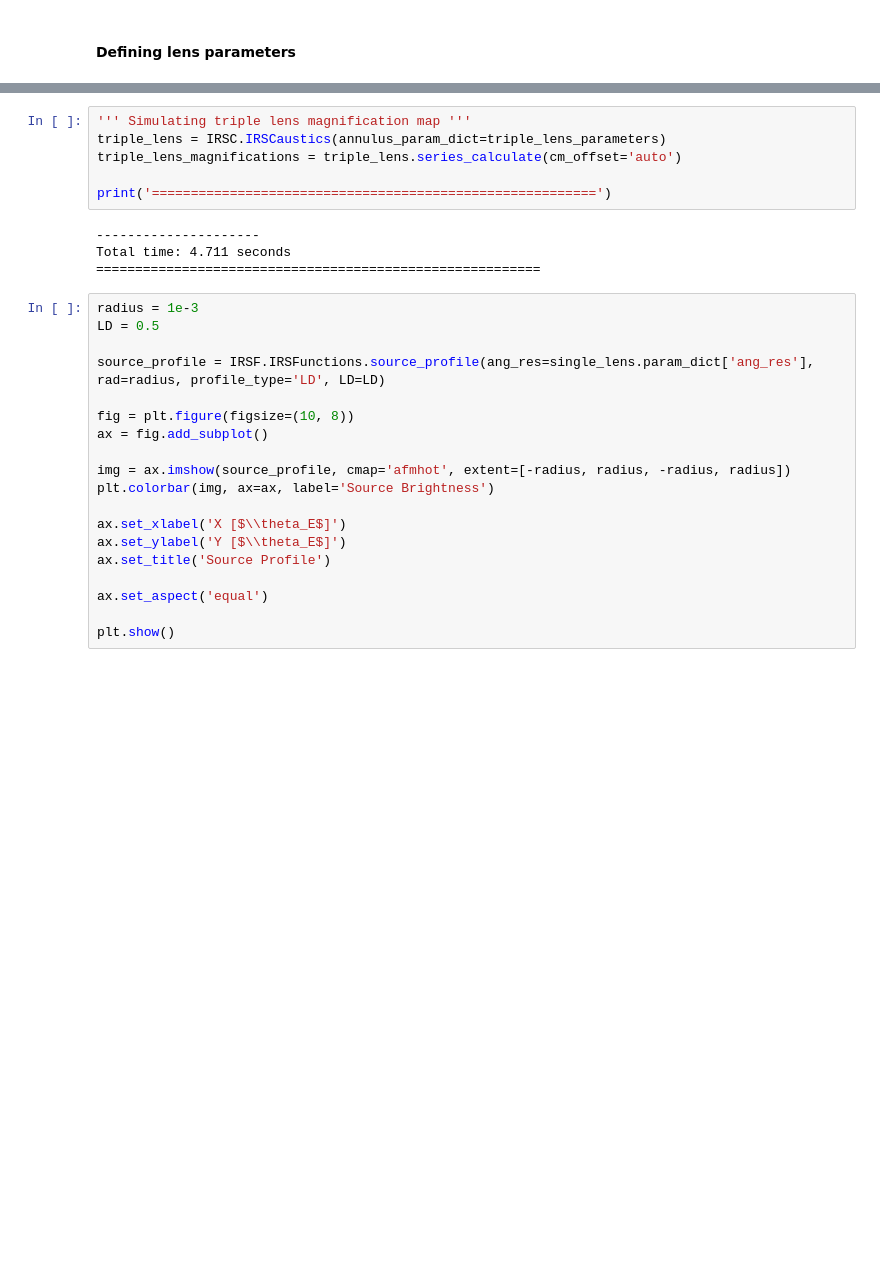
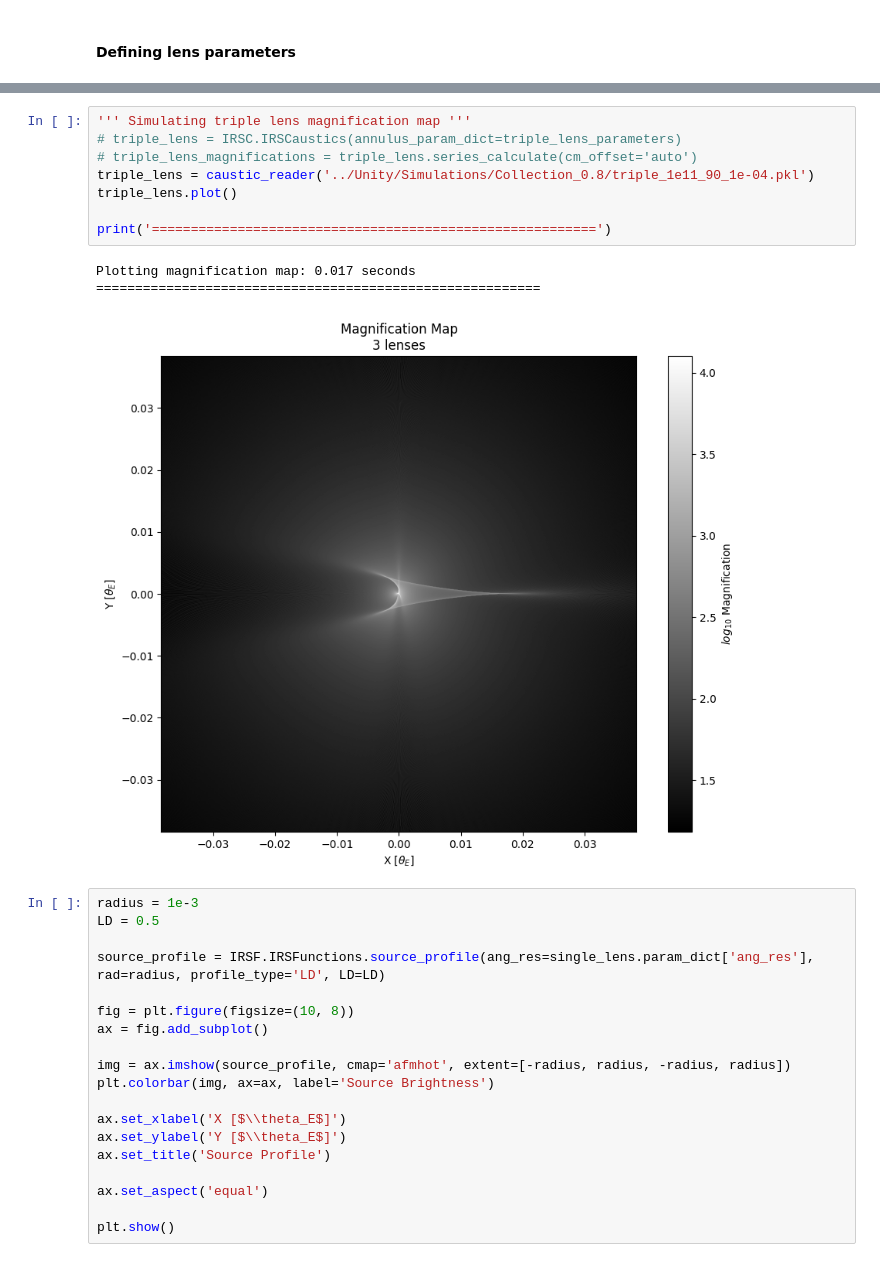
Before and after one commit to saividyud/NBLens, a Jupyter notebook: Unity Analysis/binary_lens_dev.ipynb, the cells around one changed output, grey strips where cells are left out. Drawn from its saved outputs; the diff is of its cells as text; blank space fills up the shorter version.

```diff
--- a/Unity Analysis/binary_lens_dev.ipynb
+++ b/Unity Analysis/binary_lens_dev.ipynb
@@ -164,13 +180,15 @@ Total time: 4.672 seconds
 # %%
 ''' Simulating triple lens magnification map '''
-triple_lens = IRSC.IRSCaustics(annulus_param_dict=triple_lens_parameters)
-triple_lens_magnifications = triple_lens.series_calculate(cm_offset='auto')
+# triple_lens = IRSC.IRSCaustics(annulus_param_dict=triple_lens_parameters)
+# triple_lens_magnifications = triple_lens.series_calculate(cm_offset='auto')
+triple_lens = caustic_reader('../Unity/Simulations/Collection_0.8/triple_1e11_90_1e-04.pkl')
+triple_lens.plot()
 
 print('=========================================================')
 # %% [output]
----------------------
-Total time: 4.711 seconds
+Plotting magnification map: 0.017 seconds
 =========================================================
+[figure, added]
 # %%
 radius = 1e-3
 LD = 0.5
```
Also changed, not shown: parts of 12 cells of this notebook, 5 other files.
